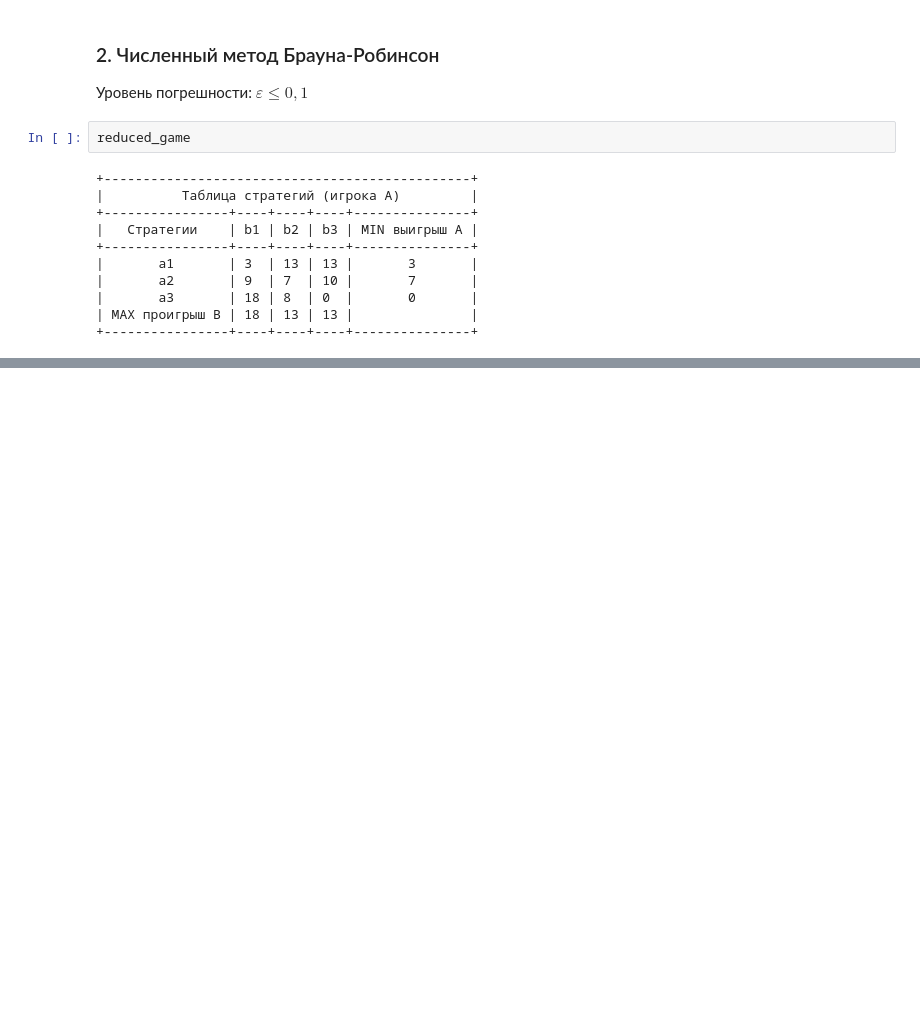
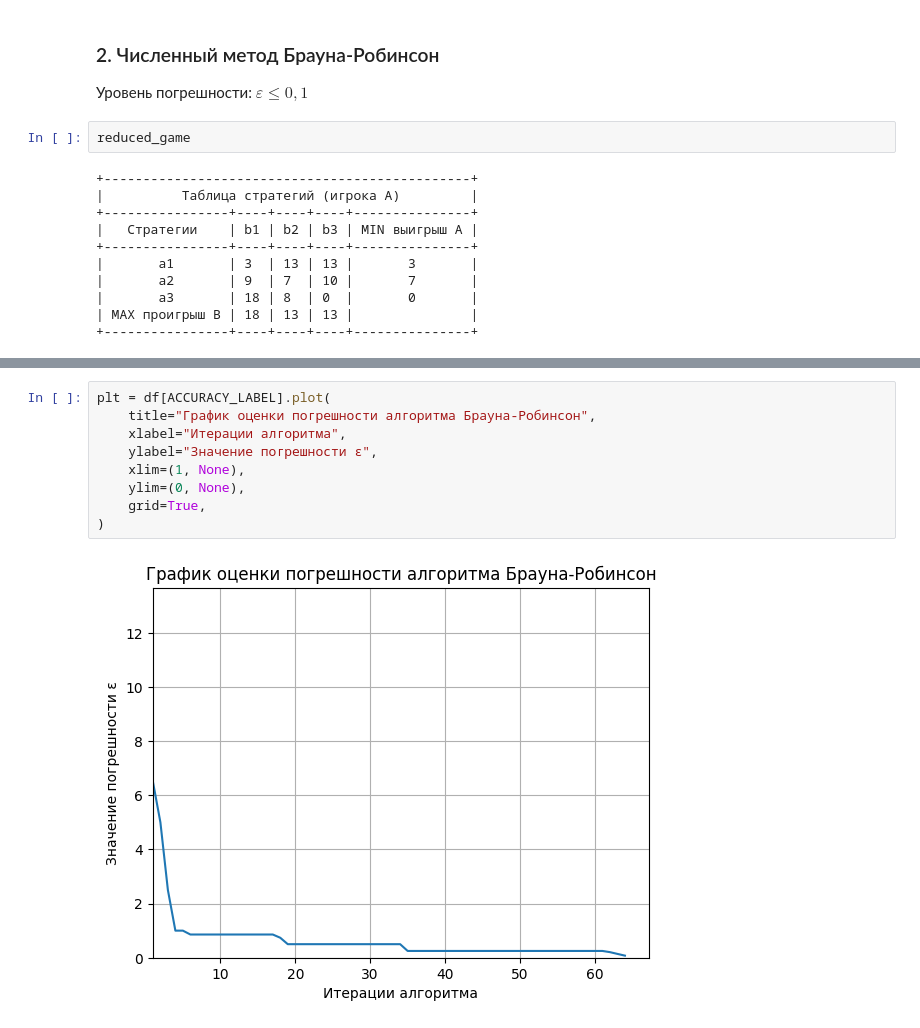
Before and after one commit to aaaaaaaalesha/10-game_theory, a Jupyter notebook: game_theory/01-lab-brown_robinson/brown-robinson.ipynb, the cells around one changed output, grey strips where cells are left out. Cells and saved outputs as stored; diff of their text form; blank space fills up the shorter version.

```diff
--- a/game_theory/01-lab-brown_robinson/brown-robinson.ipynb
+++ b/game_theory/01-lab-brown_robinson/brown-robinson.ipynb
@@ -234,0 +312,11 @@ df
+# %%
+plt = df[ACCURACY_LABEL].plot(
+    title="График оценки погрешности алгоритма Брауна-Робинсон",
+    xlabel="Итерации алгоритма",
+    ylabel="Значение погрешности ε",
+    xlim=(1, None),
+    ylim=(0, None),
+    grid=True,
+)
+# %% [output]
+[figure, added]
```
Also changed, not shown: parts of 9 cells of this notebook, 5 other files.
